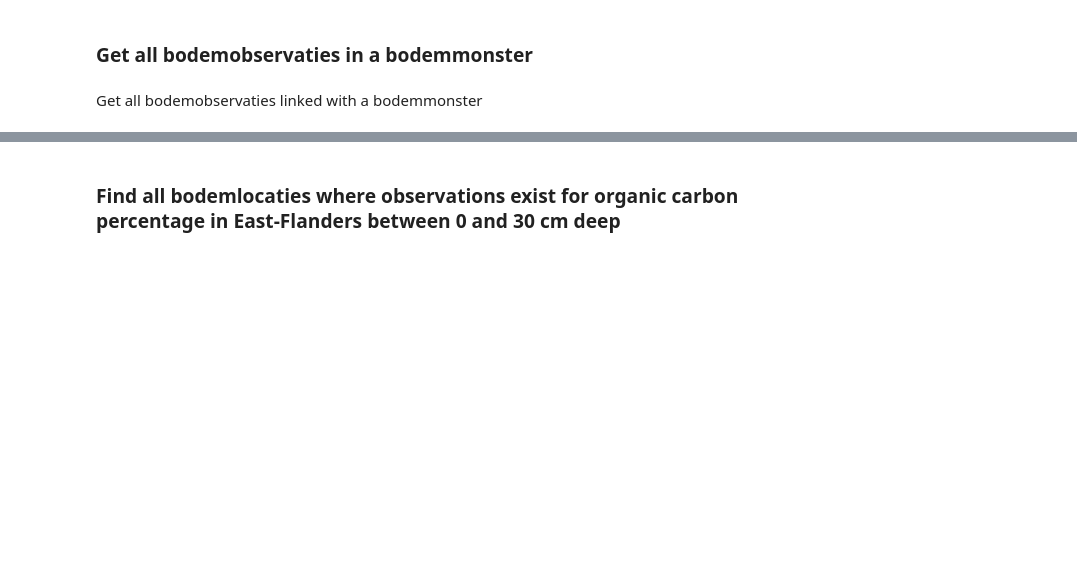
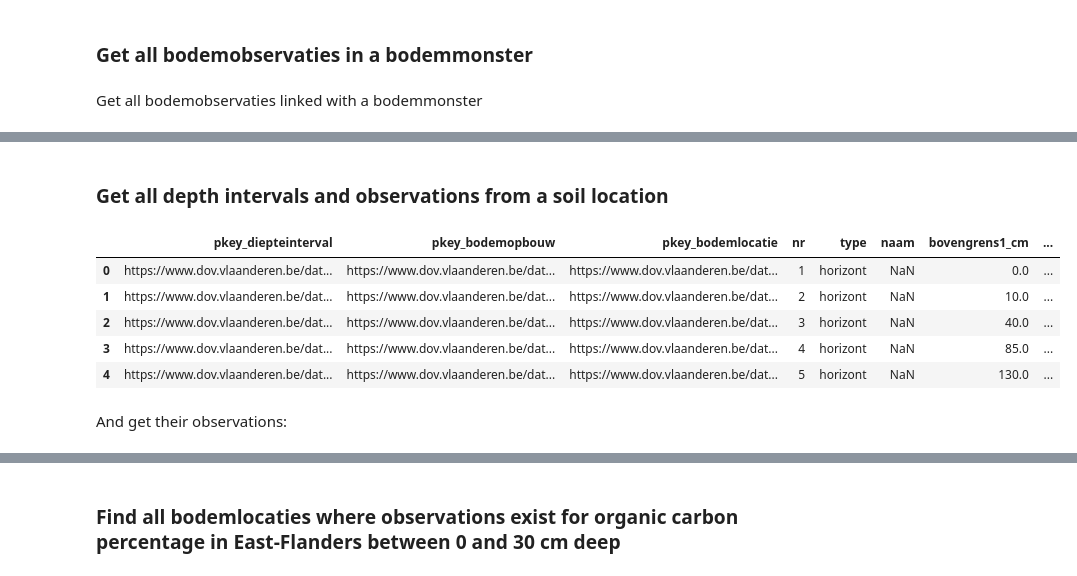
Before and after one commit to DOV-Vlaanderen/pydov, a Jupyter notebook: docs/notebooks/search_bodem.ipynb, the cells around one changed output, grey strips where cells are left out. Saved outputs shown, nothing was run; the diff lists cells and outputs as text; code cells hidden in the pictures; blank space fills up the shorter version.

```diff
--- a/docs/notebooks/search_bodem.ipynb
+++ b/docs/notebooks/search_bodem.ipynb
@@ -230,3 +230,28 @@ bodemobservaties.head()
 | 0 | https://www.dov.vlaanderen.be/dat... | https://www.dov.vlaanderen.be/dat... | https://www.dov.vlaanderen.be/dat... | 129586.0 | 182459.0 | 30.7 | 40.0 | ... |
 | 1 | https://www.dov.vlaanderen.be/dat... | https://www.dov.vlaanderen.be/dat... | https://www.dov.vlaanderen.be/dat... | 129586.0 | 182459.0 | 30.7 | 40.0 | ... |
 | 2 | https://www.dov.vlaanderen.be/dat... | https://www.dov.vlaanderen.be/dat... | https://www.dov.vlaanderen.be/dat... | 129586.0 | 182459.0 | 30.7 | 40.0 | ... |
+# %% [markdown]
+### Get all depth intervals and observations from a soil location
+# %%
+from pydov.search.bodemlocatie import BodemlocatieSearch
+from pydov.search.bodemdiepteinterval import BodemdiepteintervalSearch
+from pydov.util.query import Join
+from owslib.fes import PropertyIsEqualTo
+
+bodemlocatie = BodemlocatieSearch()
+bodemdiepteinterval = BodemdiepteintervalSearch()
+
+bodemlocaties = bodemlocatie.search(query=PropertyIsEqualTo(propertyname='naam', literal='VMM_INF_52'),
+                                    return_fields=('pkey_bodemlocatie',))
+
+bodemdiepteintervallen = bodemdiepteinterval.search(query=Join(bodemlocaties, on='pkey_bodemlocatie'))
+bodemdiepteintervallen
+# %% [output]
+|  | pkey_diepteinterval | pkey_bodemopbouw | pkey_bodemlocatie | nr | type | naam | bovengrens1_cm | ... |
+| 0 | https://www.dov.vlaanderen.be/dat... | https://www.dov.vlaanderen.be/dat... | https://www.dov.vlaanderen.be/dat... | 1 | horizont | NaN | 0.0 | ... |
+| 1 | https://www.dov.vlaanderen.be/dat... | https://www.dov.vlaanderen.be/dat... | https://www.dov.vlaanderen.be/dat... | 2 | horizont | NaN | 10.0 | ... |
+| 2 | https://www.dov.vlaanderen.be/dat... | https://www.dov.vlaanderen.be/dat... | https://www.dov.vlaanderen.be/dat... | 3 | horizont | NaN | 40.0 | ... |
+| 3 | https://www.dov.vlaanderen.be/dat... | https://www.dov.vlaanderen.be/dat... | https://www.dov.vlaanderen.be/dat... | 4 | horizont | NaN | 85.0 | ... |
+| 4 | https://www.dov.vlaanderen.be/dat... | https://www.dov.vlaanderen.be/dat... | https://www.dov.vlaanderen.be/dat... | 5 | horizont | NaN | 130.0 | ... |
+# %% [markdown]
+And get their observations:
```
Also changed, not shown: parts of 1 cell of this notebook, 3 other files.
